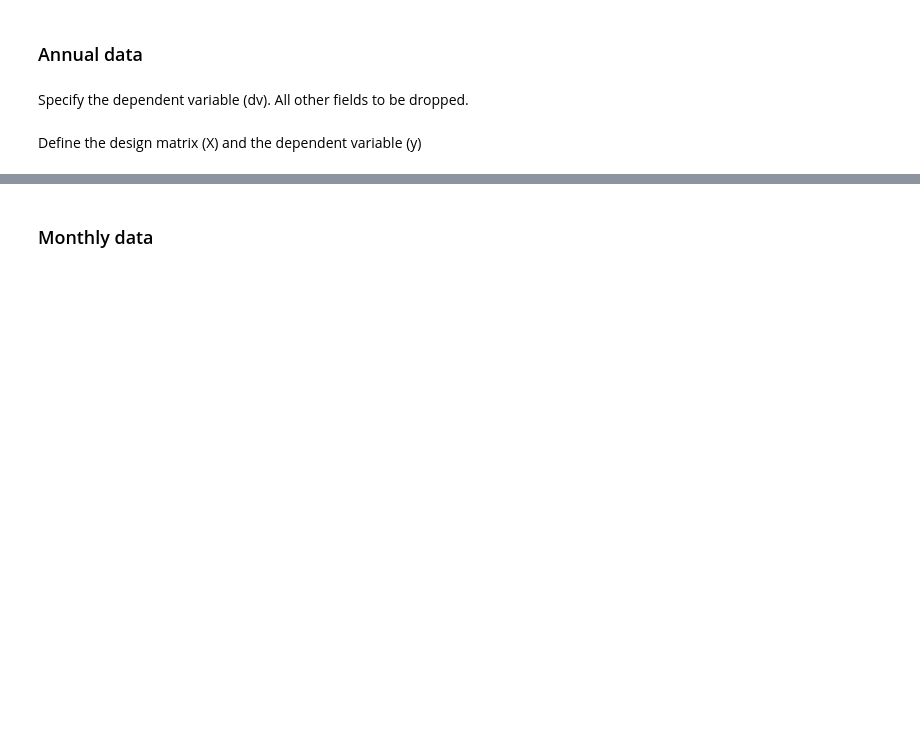
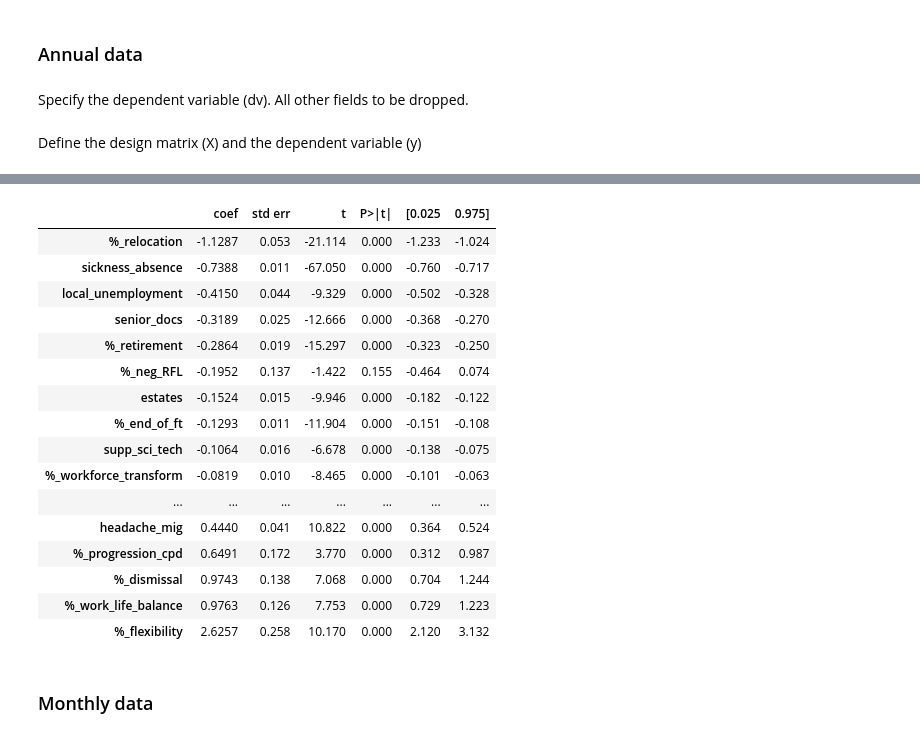
Before and after one commit to marierrogers/HSMAproject2023, a Jupyter notebook: 02_scripts/data_processing_for_model.ipynb, the cells around one changed output, grey strips where cells are left out. Saved outputs shown, nothing was run; the diff lists cells and outputs as text; code cells hidden in the pictures; blank space fills up the shorter version.

```diff
--- a/02_scripts/data_processing_for_model.ipynb
+++ b/02_scripts/data_processing_for_model.ipynb
@@ -496,7 +537,8 @@ monthly_df_ivs.to_csv(f'monthly_modelling_data.csv', index=False)
 Specify the dependent variable (dv). All other fields to be dropped.
 # %%
 dv = 'leaver_rate'
-to_drop = ['month_year','org_code','staff_group','sickness_absence','%_unknown_x',
+to_drop = ['month_year','org_code','staff_group',
+            'start_date','file_date','grouped_sg',
            dv]
 # %% [markdown]
 Define the design matrix (X) and the dependent variable (y)
@@ -557,6 +609,26 @@ results_df = pd.read_html(results.summary().tables[1].as_html(), header=0, index
 
 # Export the DataFrame to a CSV file
 results_df.to_csv("annual_regression_results.csv")
+# %%
+results_df.sort_values(by='coef')
+# %% [output]
+|  | coef | std err | t | P>|t| | [0.025 | 0.975] |
+| %_relocation | -1.1287 | 0.053 | -21.114 | 0.000 | -1.233 | -1.024 |
+| sickness_absence | -0.7388 | 0.011 | -67.050 | 0.000 | -0.760 | -0.717 |
+| local_unemployment | -0.4150 | 0.044 | -9.329 | 0.000 | -0.502 | -0.328 |
+| senior_docs | -0.3189 | 0.025 | -12.666 | 0.000 | -0.368 | -0.270 |
+| %_retirement | -0.2864 | 0.019 | -15.297 | 0.000 | -0.323 | -0.250 |
+| %_neg_RFL | -0.1952 | 0.137 | -1.422 | 0.155 | -0.464 | 0.074 |
+| estates | -0.1524 | 0.015 | -9.946 | 0.000 | -0.182 | -0.122 |
+| %_end_of_ft | -0.1293 | 0.011 | -11.904 | 0.000 | -0.151 | -0.108 |
+| supp_sci_tech | -0.1064 | 0.016 | -6.678 | 0.000 | -0.138 | -0.075 |
+| %_workforce_transform | -0.0819 | 0.010 | -8.465 | 0.000 | -0.101 | -0.063 |
+| ... | ... | ... | ... | ... | ... | ... |
+| headache_mig | 0.4440 | 0.041 | 10.822 | 0.000 | 0.364 | 0.524 |
+| %_progression_cpd | 0.6491 | 0.172 | 3.770 | 0.000 | 0.312 | 0.987 |
+| %_dismissal | 0.9743 | 0.138 | 7.068 | 0.000 | 0.704 | 1.244 |
+| %_work_life_balance | 0.9763 | 0.126 | 7.753 | 0.000 | 0.729 | 1.223 |
+| %_flexibility | 2.6257 | 0.258 | 10.170 | 0.000 | 2.120 | 3.132 |
 # %% [markdown]
 ### Monthly data
 # %%
```
Also changed, not shown: parts of 25 cells of this notebook, 2 other files.
